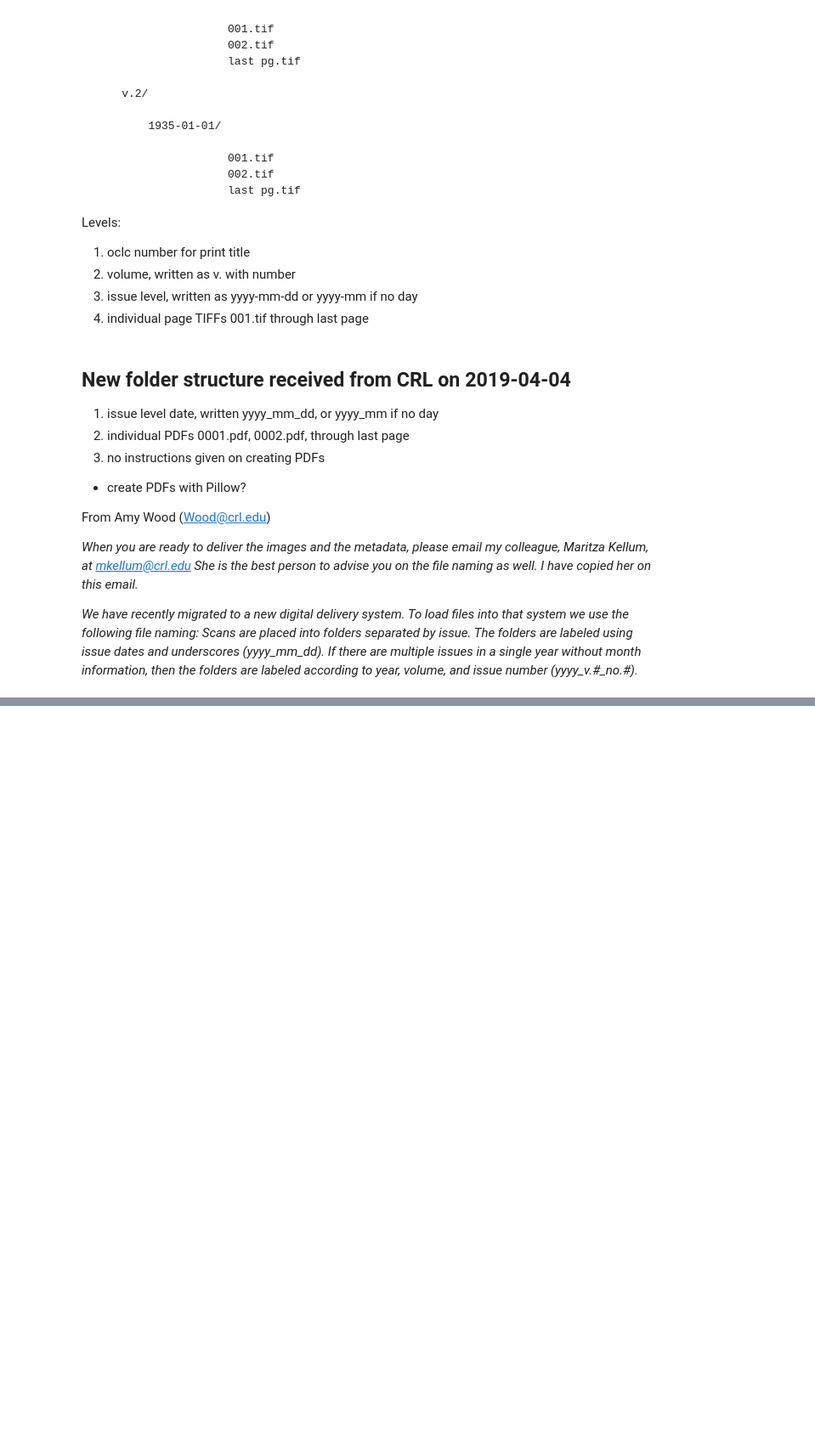
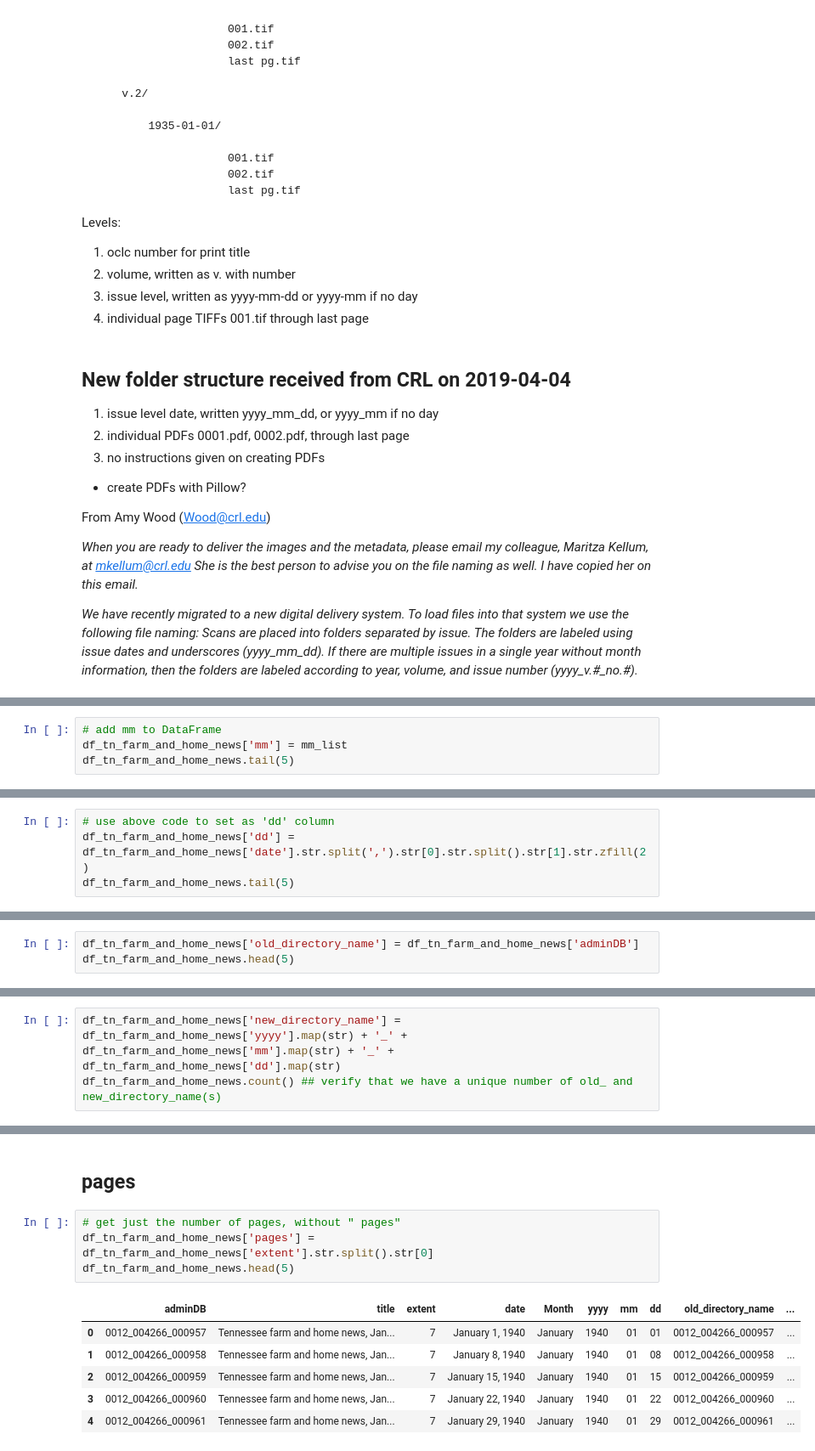
Before and after one commit to jeremydmoore/utk_ProjectCeres, a Jupyter notebook: Create folder structure for CRL PDF deliverables.ipynb, the cells around one changed output, grey strips where cells are left out. Shown at 85% size. Drawn from its saved outputs; the diff is of its cells as text; blank space fills up the shorter version.

Commit message:
add logic for processing csv for tn_farm_and_home_news

```diff
--- a/Create folder structure for CRL PDF deliverables.ipynb
+++ b/Create folder structure for CRL PDF deliverables.ipynb
@@ -276,0 +388,4 @@ df_tn_home_and_farm_science
+# %%
+# add mm to DataFrame
+df_tn_farm_and_home_news['mm'] = mm_list
+df_tn_farm_and_home_news.tail(5)
@@ -276,0 +422,4 @@ df_tn_home_and_farm_science
+# %%
+# use above code to set as 'dd' column
+df_tn_farm_and_home_news['dd'] = df_tn_farm_and_home_news['date'].str.split(',').str[0].str.split().str[1].str.zfill(2)
+df_tn_farm_and_home_news.tail(5)
@@ -276,0 +435,3 @@ df_tn_home_and_farm_science
+# %%
+df_tn_farm_and_home_news['old_directory_name'] = df_tn_farm_and_home_news['adminDB']
+df_tn_farm_and_home_news.head(5)
@@ -276,0 +447,3 @@ df_tn_home_and_farm_science
+# %%
+df_tn_farm_and_home_news['new_directory_name'] = df_tn_farm_and_home_news['yyyy'].map(str) + '_' + df_tn_farm_and_home_news['mm'].map(str) + '_' + df_tn_farm_and_home_news['dd'].map(str)
+df_tn_farm_and_home_news.count() ## verify that we have a unique number of old_ and new_directory_name(s)
@@ -276,0 +462,13 @@ df_tn_home_and_farm_science
+# %% [markdown]
+## pages
+# %%
+# get just the number of pages, without " pages"
+df_tn_farm_and_home_news['pages'] = df_tn_farm_and_home_news['extent'].str.split().str[0]
+df_tn_farm_and_home_news.head(5)
+# %% [output]
+|  | adminDB | title | extent | date | Month | yyyy | mm | dd | old_directory_name | ... |
+| 0 | 0012_004266_000957 | Tennessee farm and home news, Jan... | 7 | January 1, 1940 | January | 1940 | 01 | 01 | 0012_004266_000957 | ... |
+| 1 | 0012_004266_000958 | Tennessee farm and home news, Jan... | 7 | January 8, 1940 | January | 1940 | 01 | 08 | 0012_004266_000958 | ... |
+| 2 | 0012_004266_000959 | Tennessee farm and home news, Jan... | 7 | January 15, 1940 | January | 1940 | 01 | 15 | 0012_004266_000959 | ... |
+| 3 | 0012_004266_000960 | Tennessee farm and home news, Jan... | 7 | January 22, 1940 | January | 1940 | 01 | 22 | 0012_004266_000960 | ... |
+| 4 | 0012_004266_000961 | Tennessee farm and home news, Jan... | 7 | January 29, 1940 | January | 1940 | 01 | 29 | 0012_004266_000961 | ... |
```
Also changed, not shown: parts of 84 cells of this notebook.
